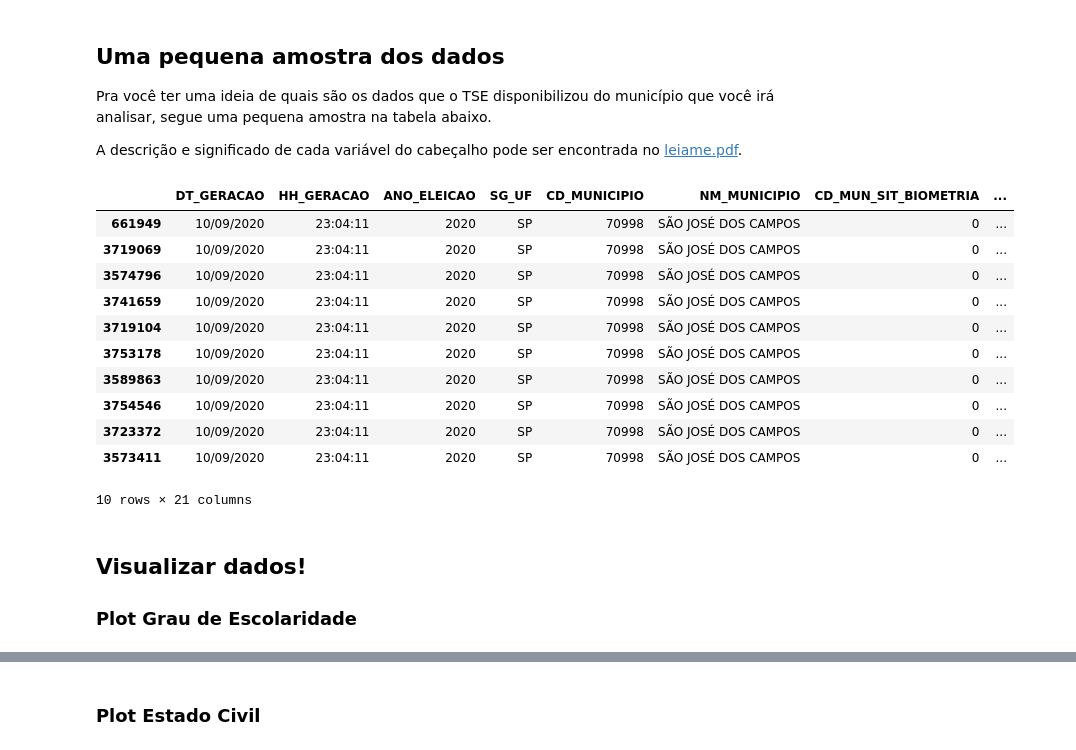
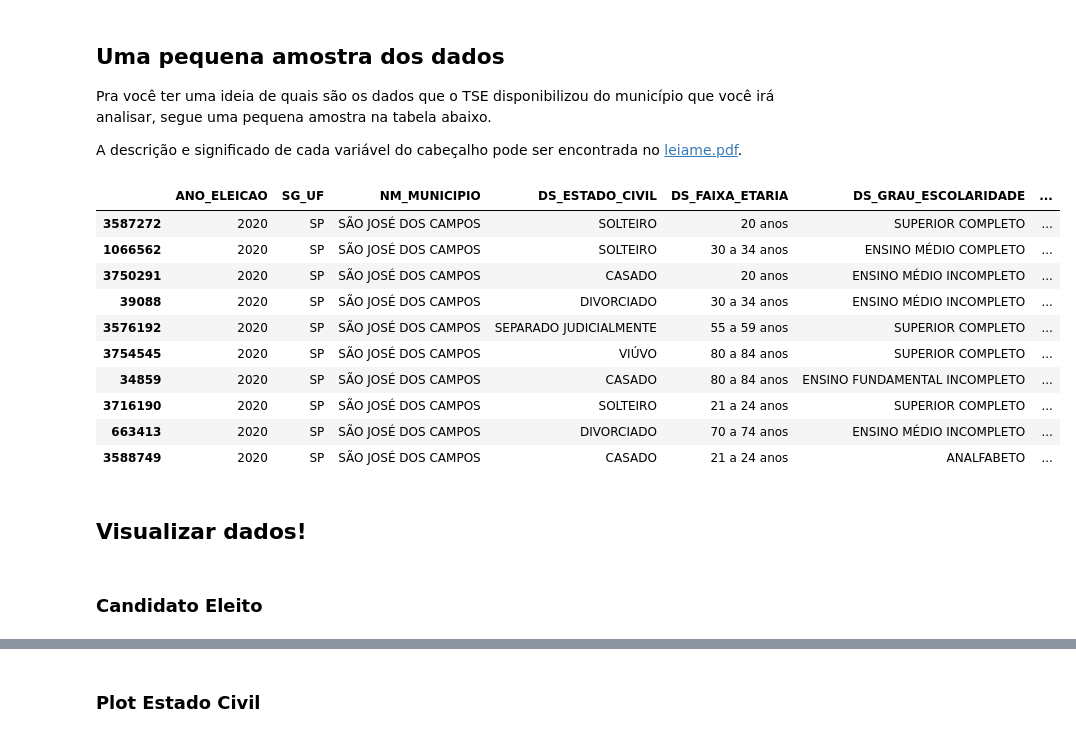
Before and after one commit to Equipe-01-DSM-2021/projeto-integrador-2021-1, a Jupyter notebook: jupyter-notebooks/ProjetoConceitual_AnaliseDadosEleitorais.ipynb, the cells around one changed output, grey strips where cells are left out. Cells and saved outputs as stored; diff of their text form; code cells hidden in the pictures.

```diff
--- a/jupyter-notebooks/ProjetoConceitual_AnaliseDadosEleitorais.ipynb
+++ b/jupyter-notebooks/ProjetoConceitual_AnaliseDadosEleitorais.ipynb
@@ -96,7 +96,7 @@ Nesta seção, é onde você irá declarar ao programa qual o ano e o município
 <i>obs2: Não se esqueça de <b>colocar o nome do município entre aspas</b>.</i>
 # %%
 eleicao_ano = 2020                          #  <-- Insira o ano da eleição aqui
-eleicao_municipio = "são josé dos campos"   #  <-- Insira o nome do município aqui
+eleicao_municipio = "São José dos Campos"   #  <-- Insira o nome do município aqui
 
 print(f"Ano escolhido: {eleicao_ano}")
 print(f"Município escolhida: {eleicao_municipio.upper()}")
@@ -111,3 +117,11 @@ low_memory=False
+# %%
+col_eleitorado = ["ANO_ELEICAO", "SG_UF", "NM_MUNICIPIO",
+                  "DS_ESTADO_CIVIL", "DS_FAIXA_ETARIA", "DS_GRAU_ESCOLARIDADE",
+                  "QT_ELEITORES_PERFIL", "QT_ELEITORES_INC_NM_SOCIAL"]
+
+col_candidatos = ["NR_TURNO", "NM_UE", "DS_CARGO",
+                  "NM_CANDIDATO", "SG_PARTIDO",
+                  "DS_SIT_TOT_TURNO", "ST_REELEICAO"]
 # %% [markdown]
 ## Carregando os dados
 Os dados que vamos utilizar aqui são obtidos a partir do [TSE - Tribunal Superior Eleitoral](https://www.tse.jus.br/eleicoes/estatisticas/repositorio-de-dados-eleitorais-1/repositorio-de-dados-eleitorais).
@@ -121,18 +137,34 @@ Esses dados estarão em arquivos no formato <i>.csv</i> e caso ainda os não ten
 Se estiver tudo ok pode seguir adiante!
 # %%
 if eleicao_ano == 2018:
-    filename = r'./perfil_eleitorado_2018.csv'
-    df = pd.read_csv(filename,
+    filename_eleitorado = r'./perfil_eleitorado_2018.csv'
+    filename_candidatos = r'./consulta_cand_2018_BRASIL.csv'
+
+    dfe = pd.read_csv(filename_eleitorado,
+                 usecols=col_eleitorado,
+                 delimiter=';',
+                 encoding='iso-8859-1',
+                 error_bad_lines=False)
+    dfc = pd.read_csv(filename_candidatos,
+                 usecols=col_candidatos,
                  delimiter=';',
                  encoding='iso-8859-1',
                  error_bad_lines=False)
 
 elif eleicao_ano == 2020:
-    filename = r'./perfil_eleitorado_2020.csv'
-    df = pd.read_csv(filename,
+    filename_eleitorado = r'./perfil_eleitorado_2020.csv'
+    filename_candidatos = r'./consulta_cand_2020_SP.csv'
+
+    dfe = pd.read_csv(filename_eleitorado,
+                 usecols=col_eleitorado,
+                 delimiter=';',
+                 encoding='iso-8859-1',
+                 error_bad_lines=False)
+    dfc = pd.read_csv(filename_candidatos,
+                 usecols=col_candidatos,
                  delimiter=';',
                  encoding='iso-8859-1',
                  error_bad_lines=False)
 
 else:
-    print("Escolha um ano válido")
+    print("Escolha um ano válido!")
@@ -140,27 +182,27 @@ else:
 ## Filtrando o município
 Aqui o programa irá filtrar dentro do <i>.csv</i> original apenas o município que você irá analisar...
 # %%
-municipio = df.query('NM_MUNICIPIO == "' + eleicao_municipio.upper() + '"')
+municipio_eleitores = dfe.query('NM_MUNICIPIO == "' + eleicao_municipio.upper() + '"')
 # %% [markdown]
 ## Uma pequena amostra dos dados
 Pra você ter uma ideia de quais são os dados que o TSE disponibilizou do município que você irá analisar, segue uma pequena amostra na tabela abaixo.
 
 A descrição e significado de cada variável do cabeçalho pode ser encontrada no [leiame.pdf](https://drive.google.com/file/d/1NoDVa7BMaPAfybyJdqCtT9MvrKj1TD1L/view).
 # %%
-municipio.sample(10)
+municipio_eleitores.sample(10)
 # %% [output]
-|  | DT_GERACAO | HH_GERACAO | ANO_ELEICAO | SG_UF | CD_MUNICIPIO | NM_MUNICIPIO | CD_MUN_SIT_BIOMETRIA | ... |
-| 661949 | 10/09/2020 | 23:04:11 | 2020 | SP | 70998 | SÃO JOSÉ DOS CAMPOS | 0 | ... |
-| 3719069 | 10/09/2020 | 23:04:11 | 2020 | SP | 70998 | SÃO JOSÉ DOS CAMPOS | 0 | ... |
-| 3574796 | 10/09/2020 | 23:04:11 | 2020 | SP | 70998 | SÃO JOSÉ DOS CAMPOS | 0 | ... |
-| 3741659 | 10/09/2020 | 23:04:11 | 2020 | SP | 70998 | SÃO JOSÉ DOS CAMPOS | 0 | ... |
-| 3719104 | 10/09/2020 | 23:04:11 | 2020 | SP | 70998 | SÃO JOSÉ DOS CAMPOS | 0 | ... |
-| 3753178 | 10/09/2020 | 23:04:11 | 2020 | SP | 70998 | SÃO JOSÉ DOS CAMPOS | 0 | ... |
-| 3589863 | 10/09/2020 | 23:04:11 | 2020 | SP | 70998 | SÃO JOSÉ DOS CAMPOS | 0 | ... |
-| 3754546 | 10/09/2020 | 23:04:11 | 2020 | SP | 70998 | SÃO JOSÉ DOS CAMPOS | 0 | ... |
-| 3723372 | 10/09/2020 | 23:04:11 | 2020 | SP | 70998 | SÃO JOSÉ DOS CAMPOS | 0 | ... |
-| 3573411 | 10/09/2020 | 23:04:11 | 2020 | SP | 70998 | SÃO JOSÉ DOS CAMPOS | 0 | ... |
+|  | ANO_ELEICAO | SG_UF | NM_MUNICIPIO | DS_ESTADO_CIVIL | DS_FAIXA_ETARIA | DS_GRAU_ESCOLARIDADE | ... |
+| 3587272 | 2020 | SP | SÃO JOSÉ DOS CAMPOS | SOLTEIRO | 20 anos | SUPERIOR COMPLETO | ... |
+| 1066562 | 2020 | SP | SÃO JOSÉ DOS CAMPOS | SOLTEIRO | 30 a 34 anos | ENSINO MÉDIO COMPLETO | ... |
+| 3750291 | 2020 | SP | SÃO JOSÉ DOS CAMPOS | CASADO | 20 anos | ENSINO MÉDIO INCOMPLETO | ... |
+| 39088 | 2020 | SP | SÃO JOSÉ DOS CAMPOS | DIVORCIADO | 30 a 34 anos | ENSINO MÉDIO INCOMPLETO | ... |
+| 3576192 | 2020 | SP | SÃO JOSÉ DOS CAMPOS | SEPARADO JUDICIALMENTE | 55 a 59 anos | SUPERIOR COMPLETO | ... |
+| 3754545 | 2020 | SP | SÃO JOSÉ DOS CAMPOS | VIÚVO | 80 a 84 anos | SUPERIOR COMPLETO | ... |
+| 34859 | 2020 | SP | SÃO JOSÉ DOS CAMPOS | CASADO | 80 a 84 anos | ENSINO FUNDAMENTAL INCOMPLETO | ... |
+| 3716190 | 2020 | SP | SÃO JOSÉ DOS CAMPOS | SOLTEIRO | 21 a 24 anos | SUPERIOR COMPLETO | ... |
+| 663413 | 2020 | SP | SÃO JOSÉ DOS CAMPOS | DIVORCIADO | 70 a 74 anos | ENSINO MÉDIO INCOMPLETO | ... |
+| 3588749 | 2020 | SP | SÃO JOSÉ DOS CAMPOS | CASADO | 21 a 24 anos | ANALFABETO | ... |
-10 rows × 21 columns
 # %% [markdown]
 ## Visualizar dados!
-### Plot Grau de Escolaridade
+# %% [markdown]
+### Candidato Eleito
```
Also changed, not shown: parts of 13 cells of this notebook.
